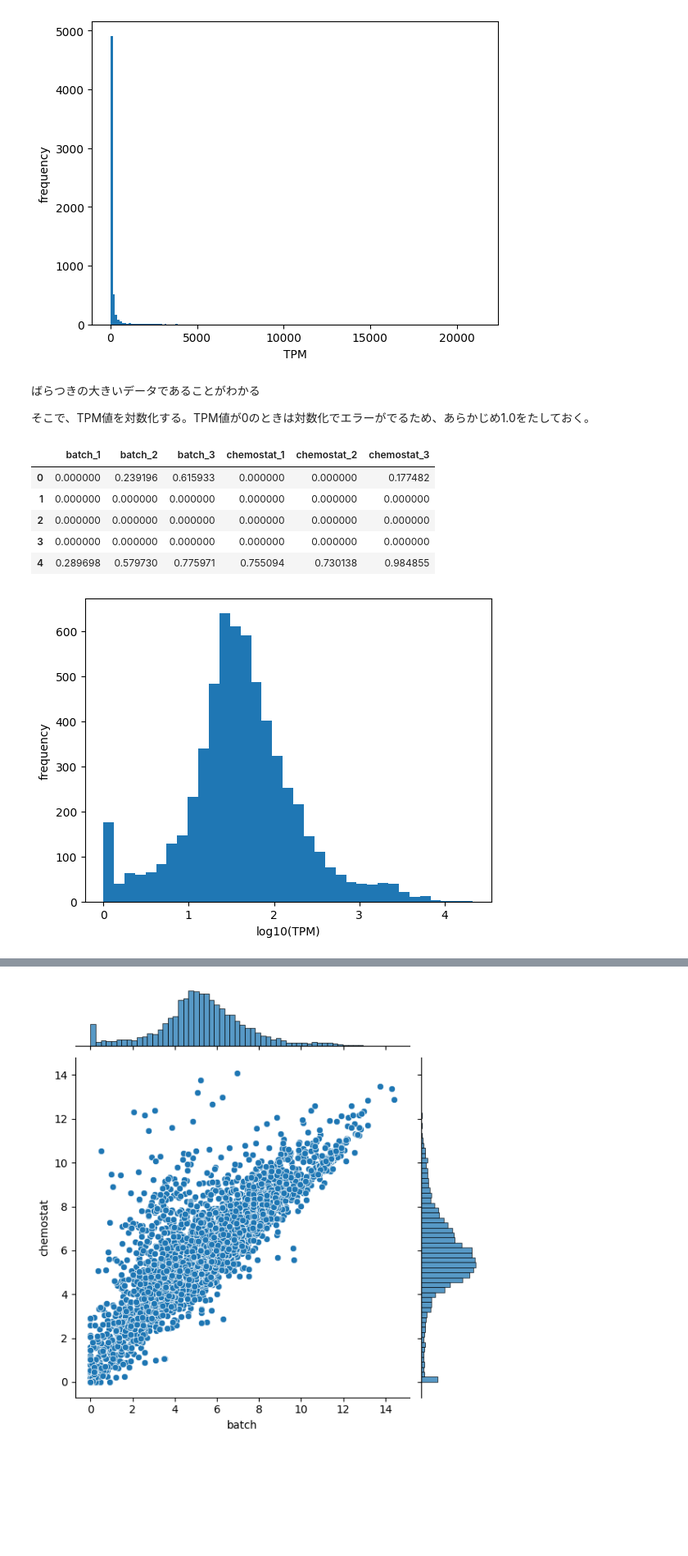
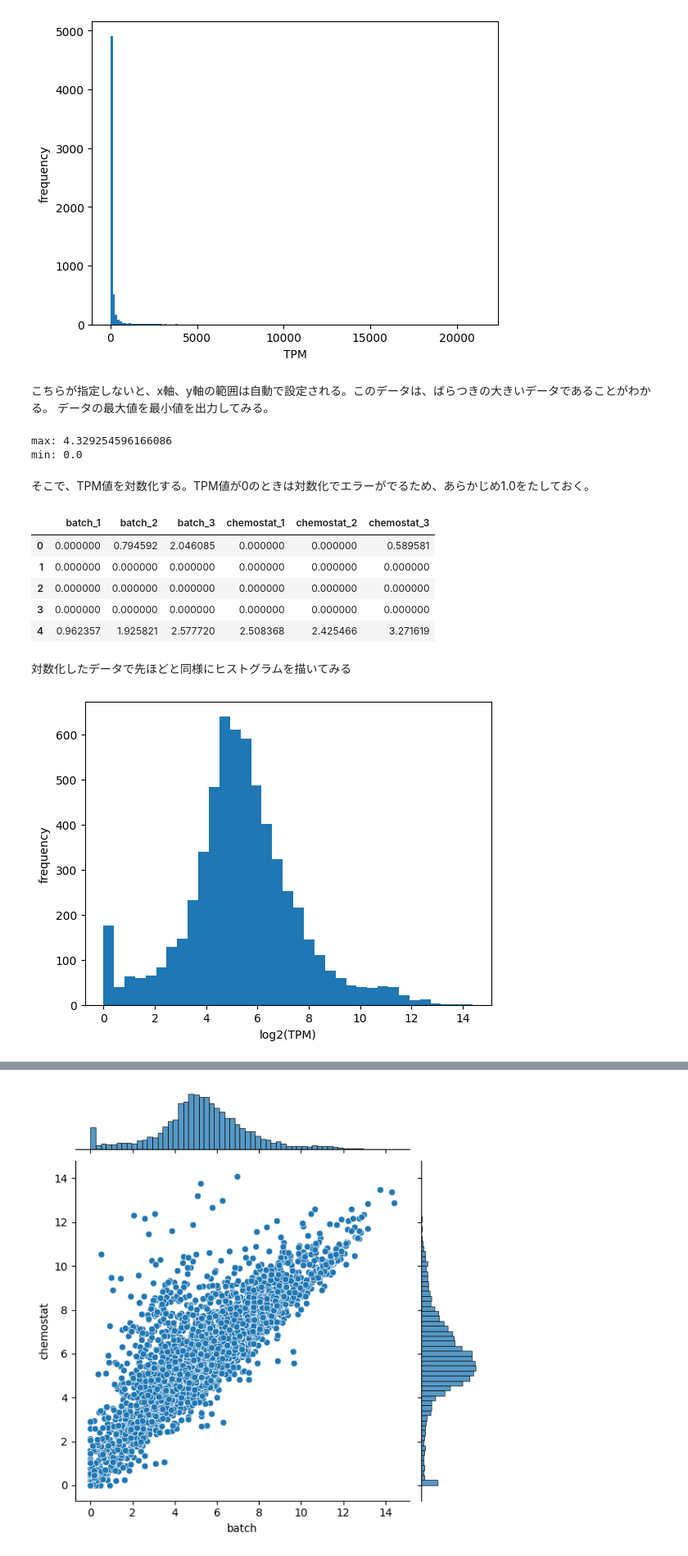
Before and after one commit to iwata97/bioinfo, a Jupyter notebook: bioinformatics_01.ipynb, the cells around one changed output, grey strips where cells are left out. Shown at 82% size. Cells and saved outputs as stored; diff of their text form; code cells hidden in the pictures; blank space fills up the shorter version.

```diff
--- a/bioinformatics_01.ipynb
+++ b/bioinformatics_01.ipynb
@@ -17,0 +8,2 @@ df_tpm = pd.read_excel('./gdrive/MyDrive/バイオ技術/data/TPM_data.xlsx')
+# %%
+df_tpm = pd.read_excel('https://github.com/iwata97/bioinfo/raw/refs/heads/main/TPM_data.xlsx')
@@ -85,27 +83,38 @@ ax.set_ylabel('frequency')
 fig.show()
 # %% [output]
 [figure]
+# %% [markdown]
+こちらが指定しないと、x軸、y軸の範囲は自動で設定される。このデータは、ばらつきの大きいデータであることがわかる。
+データの最大値を最小値を出力してみる。
+# %%
+max_value = x.max()
+min_value = x.min()
+print('max:', max_value)
+print('min:', min_value)
+# %% [output]
+max: 4.329254596166086
+min: 0.0
 # %% [markdown]
-ばらつきの大きいデータであることがわかる
-
 そこで、TPM値を対数化する。TPM値が0のときは対数化でエラーがでるため、あらかじめ1.0をたしておく。
 # %%
-log_tpm = np.log10(tpm + 1.0)
+log_tpm = np.log2(tpm + 1.0)
 log_tpm.head()
 # %% [output]
 |  | batch_1 | batch_2 | batch_3 | chemostat_1 | chemostat_2 | chemostat_3 |
-| 0 | 0.000000 | 0.239196 | 0.615933 | 0.000000 | 0.000000 | 0.177482 |
+| 0 | 0.000000 | 0.794592 | 2.046085 | 0.000000 | 0.000000 | 0.589581 |
 | 1 | 0.000000 | 0.000000 | 0.000000 | 0.000000 | 0.000000 | 0.000000 |
 | 2 | 0.000000 | 0.000000 | 0.000000 | 0.000000 | 0.000000 | 0.000000 |
 | 3 | 0.000000 | 0.000000 | 0.000000 | 0.000000 | 0.000000 | 0.000000 |
-| 4 | 0.289698 | 0.579730 | 0.775971 | 0.755094 | 0.730138 | 0.984855 |
+| 4 | 0.962357 | 1.925821 | 2.577720 | 2.508368 | 2.425466 | 3.271619 |
+# %% [markdown]
+対数化したデータで先ほどと同様にヒストグラムを描いてみる
 # %%
 x = log_tpm.iloc[:, 0]
 fig = plt.figure()
 ax = fig.add_subplot()
 ax.hist(x, bins='scott')  # 階級の範囲の計算方法を指定する
-ax.set_xlabel('log10(TPM)')
+ax.set_xlabel('log2(TPM)')
 ax.set_ylabel('frequency')
 fig.show()
 # %% [output]
-[figure, old version]
+[figure, new version]
```
Also changed, not shown: parts of 31 cells of this notebook, 1 other file.
